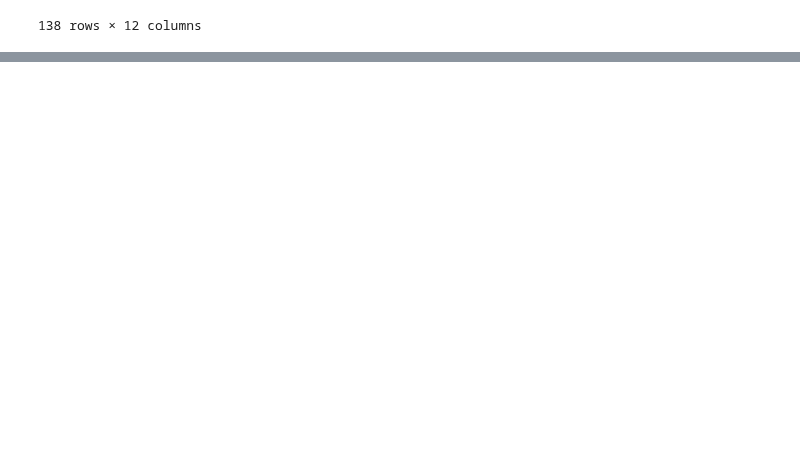
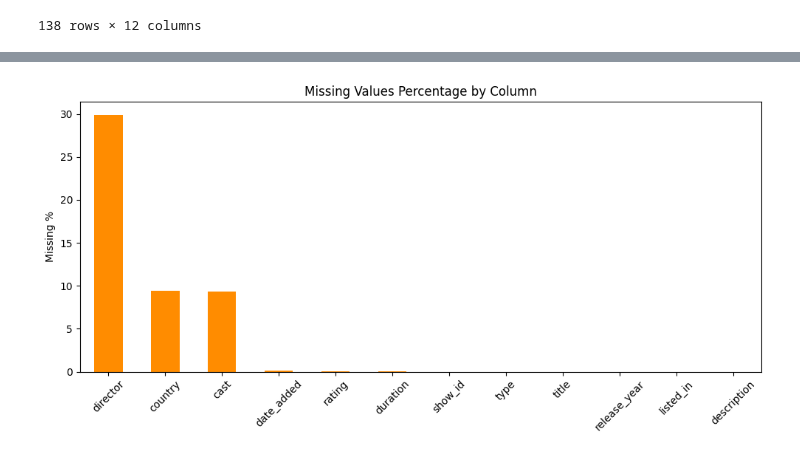
Before and after one commit to sanskarkushwah13/EDA_netflix, a Jupyter notebook: netflixeda.ipynb, the cells around one changed output, grey strips where cells are left out. Saved outputs shown, nothing was run; the diff lists cells and outputs as text; code cells hidden in the pictures; blank space fills up the shorter version.

```diff
--- a/netflixeda.ipynb
+++ b/netflixeda.ipynb
@@ -341,3 +341,102 @@ df[((df.type=='Movie') & (df.listed_in=='Dramas')) | ((df.type=='TV Show') & (df
 | 8691 | s8692 | Movie | Wakefield | Robin Swicord | Bryan Cranston, Jennifer Garner, ... | United States | March 2, 2019 | 2016 | R | 109 min | ... |
 | 8696 | s8697 | Movie | War Horse | Steven Spielberg | Emily Watson, David Thewlis, Pete... | United States, India | May 6, 2019 | 2011 | PG-13 | 147 min | ... |
 138 rows × 12 columns
+# %%
+# Additional EDA techniques: missing-value profiling, country/genre trends, duration patterns, and cast concentration
+
+# 1) Missing value proportions
+missing_pct = (df.isna().mean() * 100).sort_values(ascending=False)
+print('Missing value percentages by column:')
+print(missing_pct)
+
+missing_pct.plot(kind='bar', figsize=(10, 5), color='darkorange')
+plt.title('Missing Values Percentage by Column')
+plt.ylabel('Missing %')
+plt.xticks(rotation=45)
+plt.tight_layout()
+plt.show()
+
+# 2) Country distribution (explode multi-country values)
+country_series = df['country'].fillna('Unknown').str.split(',').explode().str.strip()
+country_counts = country_series.value_counts().head(10)
+print('\nTop 10 countries by title count:')
+print(country_counts)
+
+country_counts.plot(kind='barh', figsize=(10, 6), color='seagreen')
+plt.title('Top 10 Countries by Netflix Titles')
+plt.xlabel('Number of Titles')
+plt.ylabel('Country')
+plt.tight_layout()
+plt.show()
+
+# 3) Genre analysis using listed_in column
+genre_series = df['listed_in'].fillna('Unknown').str.split(',').explode().str.strip()
+genre_counts = genre_series.value_counts().head(10)
+print('\nTop 10 genres:')
+print(genre_counts)
+
+genre_counts.plot(kind='bar', figsize=(10, 5), color='purple')
+plt.title('Top 10 Netflix Genres')
+plt.xlabel('Genre')
+plt.ylabel('Count')
+plt.xticks(rotation=45)
+plt.tight_layout()
+plt.show()
+
+# 4) Type-by-year trend using pivot table
+year_type = df.pivot_table(index='release_year', columns='type', aggfunc='size', fill_value=0)
+print('\nYear-wise Netflix titles by type (last 10 years):')
+print(year_type.tail(10))
+
+year_type.plot(kind='line', figsize=(12, 5), marker='o')
+plt.title('Netflix Release Trends by Type')
+plt.xlabel('Release Year')
+plt.ylabel('Number of Titles')
+plt.legend(title='Type')
+plt.tight_layout()
+plt.show()
+
+# 5) Duration analysis for movies
+movies = df[df['type'] == 'Movie'].copy()
+movies['duration_minutes'] = movies['duration'].str.extract(r'(\d+)').astype(float)
+print('\nMovie duration summary:')
+print(movies['duration_minutes'].describe())
+
+movies.groupby('release_year')['duration_minutes'].mean().plot(kind='line', figsize=(12, 5), marker='o', color='crimson')
+plt.title('Average Movie Duration by Release Year')
+plt.xlabel('Release Year')
+plt.ylabel('Average Duration (minutes)')
+plt.tight_layout()
+plt.show()
+
+# 6) Cast concentration analysis
+cast_series = df['cast'].fillna('').str.split(',').explode().str.strip()
+cast_series = cast_series[cast_series != '']
+cast_counts = cast_series.value_counts().head(10)
+print('\nTop 10 actors by number of titles:')
+print(cast_counts)
+
+cast_counts.plot(kind='barh', figsize=(10, 6), color='darkblue')
+plt.title('Top 10 Actors by Netflix Appearances')
+plt.xlabel('Number of Titles')
+plt.ylabel('Actor')
+plt.tight_layout()
+plt.show()
+
+# 7) Cross-tab of type by rating
+rating_type = pd.crosstab(df['type'], df['rating'])
+print('\nRating distribution by type:')
+print(rating_type.head())
+
+sns.heatmap(rating_type, annot=False, cmap='coolwarm')
+plt.title('Rating Distribution by Content Type')
+plt.tight_layout()
+plt.show()
+
+# 8) Quick insights summary
+print('\nQuick insights:')
+print(f"Most frequent country: {country_counts.index[0]} with {country_counts.iloc[0]} titles")
+print(f"Most frequent genre: {genre_counts.index[0]} with {genre_counts.iloc[0]} titles")
+print(f"Top cast member: {cast_counts.index[0]} with {cast_counts.iloc[0]} titles")
+print(f"Highest average movie duration year: {movies.groupby('release_year')['duration_minutes'].mean().idxmax()}")
+# %% [output]
@@ -343,0 +457 @@ df[((df.type=='Movie') & (df.listed_in=='Dramas')) | ((df.type=='TV Show') & (df
+[figure, added]
```
Also changed, not shown: parts of 2 cells of this notebook.
